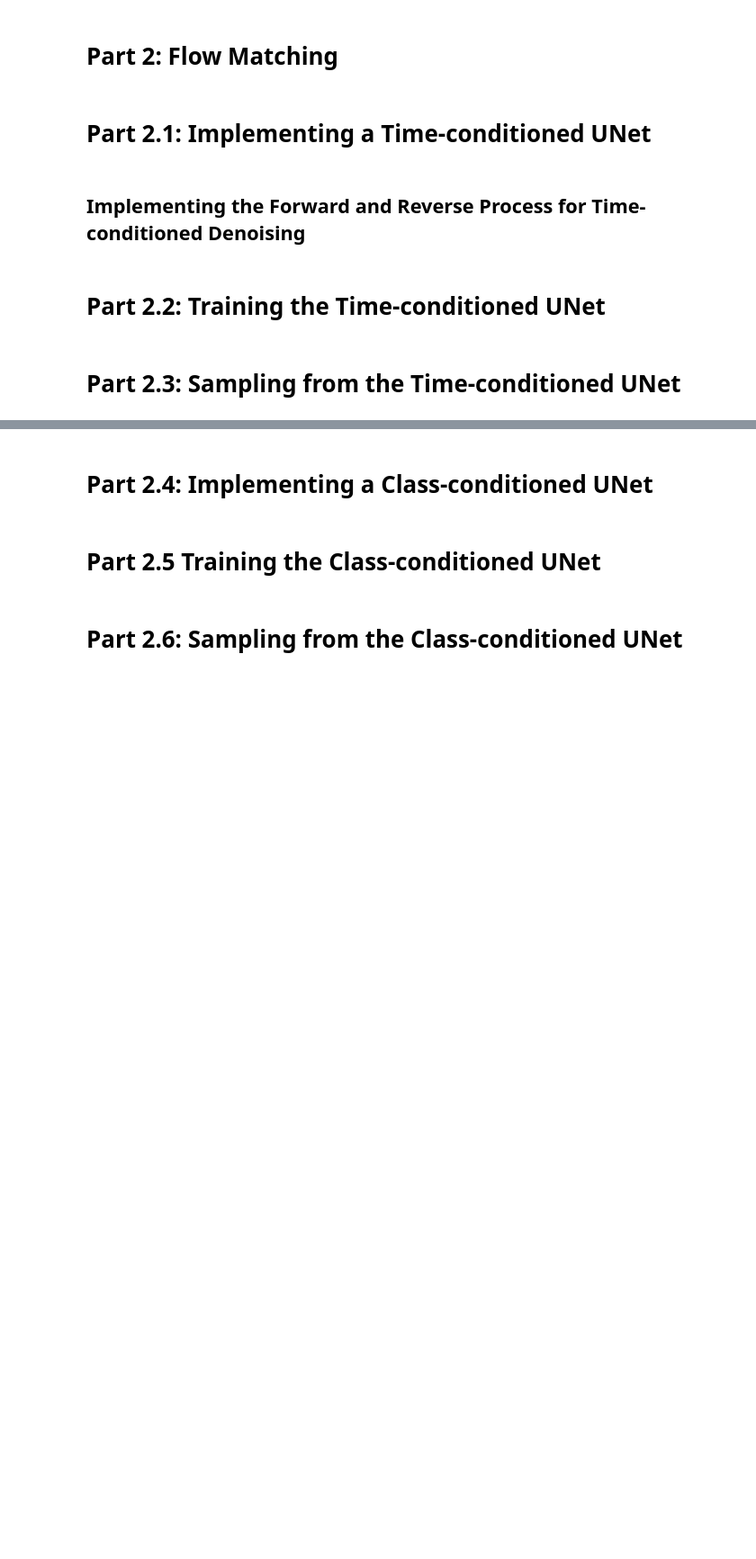
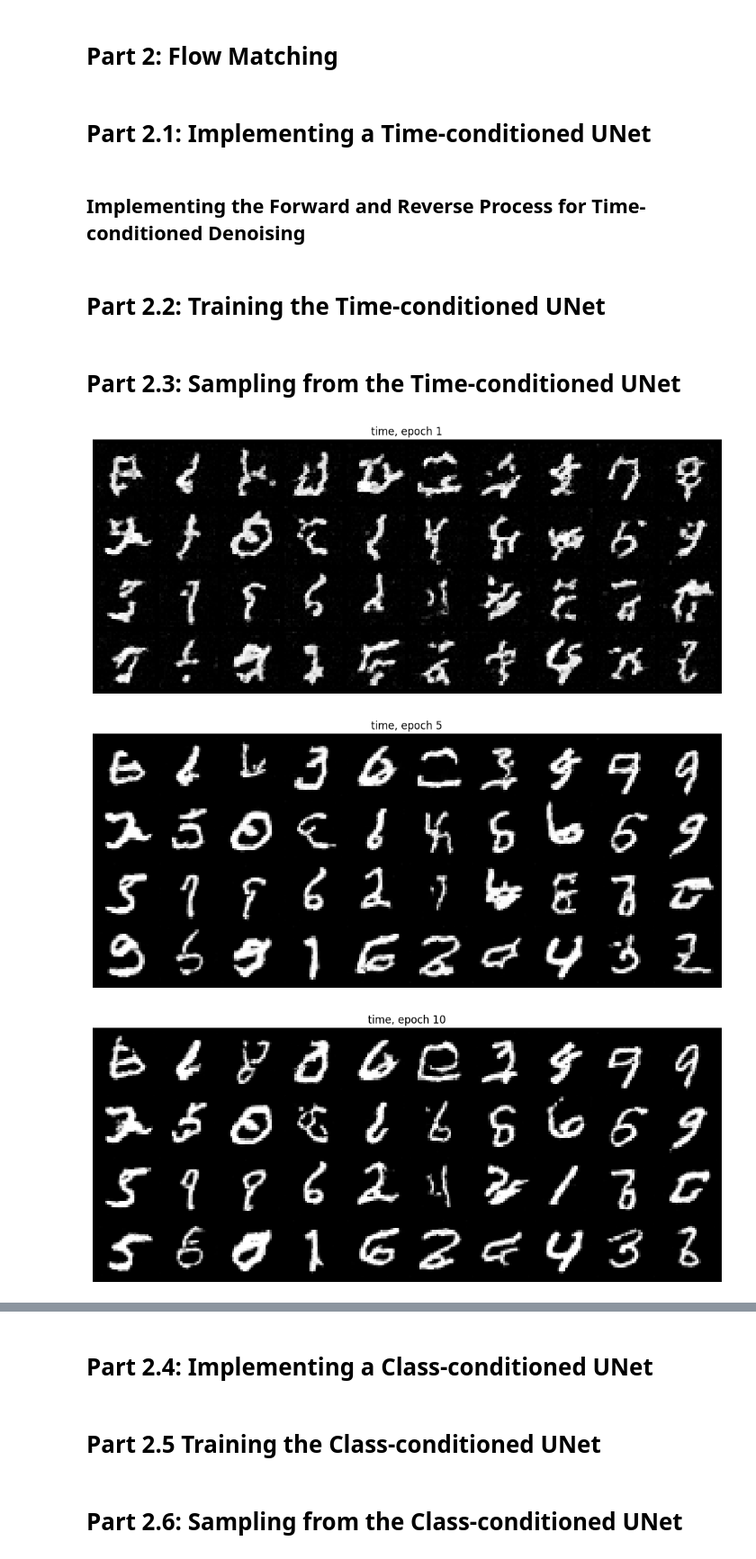
Before and after one commit to Bobby202608/UCB-CS180-Projects, a Jupyter notebook: Project 3/code/Part B/partb.ipynb, the cells around one changed output, grey strips where cells are left out. Shown at 90% size. Cells and saved outputs as stored; diff of their text form; code cells hidden in the pictures; blank space fills up the shorter version.

```diff
--- a/Project 3/code/Part B/partb.ipynb
+++ b/Project 3/code/Part B/partb.ipynb
@@ -524,5 +562,15 @@ class TimeConditionalUNet(nn.Module):
 # %% [markdown]
 ## Implementing the Forward and Reverse Process for Time-conditioned Denoising
+# %%
+batch_size = 64
+hidden_dim = 64
+learning_rate = 1e-2
+num_epochs = 10
+
+train_loader = DataLoader(train_dataset, batch_size=batch_size, shuffle=True)
+test_loader = DataLoader(test_dataset, batch_size=batch_size, shuffle=False)
+
+criterion = F.mse_loss
 # %%
 def time_fm_forward(
     unet: TimeConditionalUNet,
@@ -573,7 +638,7 @@ class TimeConditionalFM(nn.Module):
         self,
         unet: TimeConditionalUNet,
         num_ts: int = 50,
-        img_hw: tuple[int, int] = (28, 28),
+        img_hw: tuple[int, int] = (28, 28)
     ):
         super().__init__()
 
@@ -591,7 +656,7 @@ class TimeConditionalFM(nn.Module):
             (,) flow-matching loss.
         """
         return time_fm_forward(
-            self.unet, x, self.num_ts
+            self.unet, x
         )
 
 
@@ -599,7 +664,7 @@ class TimeConditionalFM(nn.Module):
     def sample(
         self,
         img_wh: tuple[int, int],
-        seed: int = 0,
+        seed: int = 0
     ):
         return time_fm_sample(
             self.unet, img_wh, self.num_ts, seed
@@ -621,0 +676,47 @@ class TimeConditionalFM(nn.Module):
+# %%
+# Feel free to use code from part 1.2.1
+# as they should be very similar
+
+unet = TimeConditionalUNet(1, hidden_dim)
+model = TimeConditionalFM(unet).to(device)
+optimizer = torch.optim.Adam(model.parameters(), lr=learning_rate)
+scheduler = torch.optim.lr_scheduler.ExponentialLR(optimizer, gamma=0.1 ** (1 / num_epochs))
+
+train_losses = []
+
+for epoch in range(num_epochs):
+    model.train()
+
+    for i, (images, _) in enumerate(tqdm(train_loader)):
+        loss = model(images.to(device))
+        optimizer.zero_grad()
+        loss.backward()
+        optimizer.step()
+
+        train_losses.append(loss.item())
+
+    scheduler.step()
+
+    # Generate 40 images after the 1st, 5th and 10th epochs.
+    if epoch in (0, 4, 9):
+        with torch.no_grad():
+            model.eval()
+
+            results = torch.cat([model.sample((28, 28), seed=SEED + i) for i in range(40)], dim=0)  # (40, 1, 28, 28)
+
+            show_grid(
+                results,
+                title=f"time, epoch {epoch + 1}",
+                filename=f"time_epoch_{epoch + 1}.png",
+                nrow=10
+            )
+
+# Visualize training curve
+if not train_losses:
+    raise ValueError("Please run the training loop first to record train_losses.")
+
+loss_plot(train_losses, "time_fm")
+# %% [output]
+[figure, added]
+[figure, added]
+[figure, added]
```
Also changed, not shown: parts of 16 cells of this notebook.
